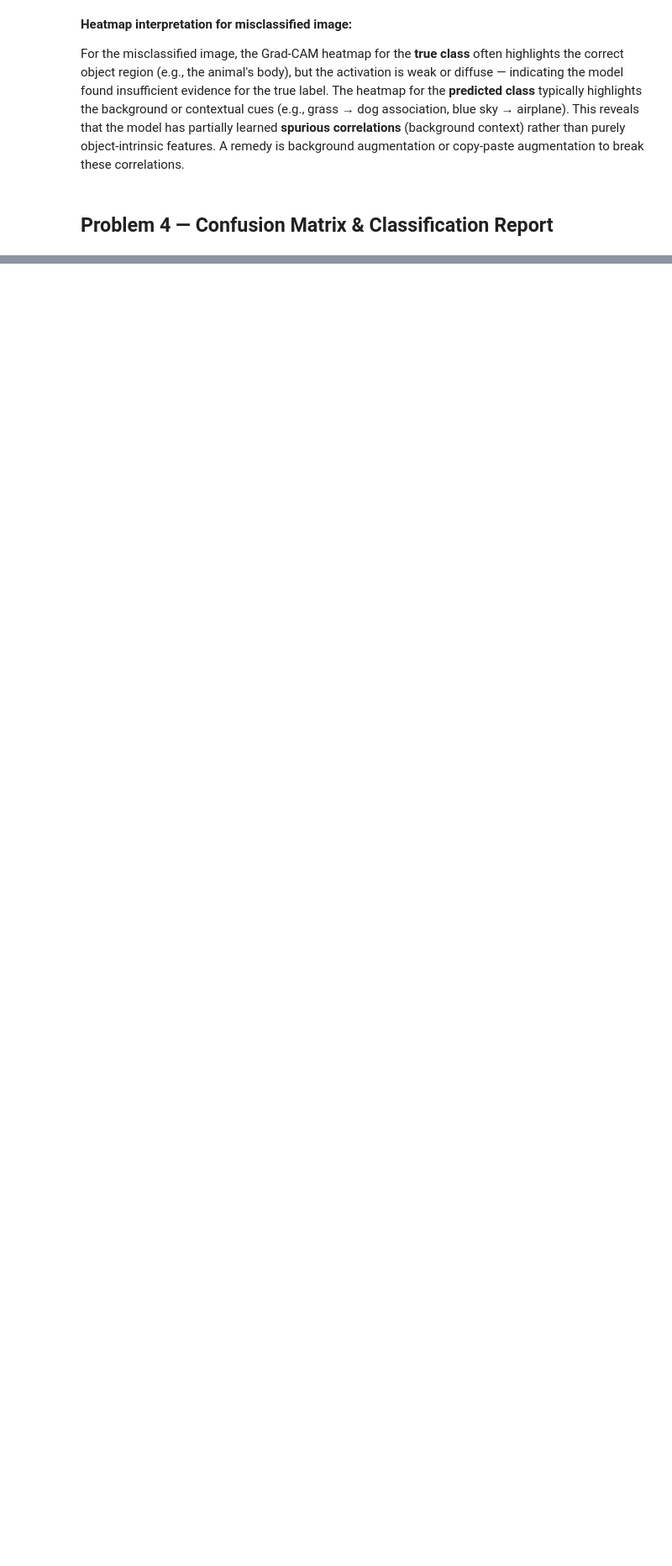
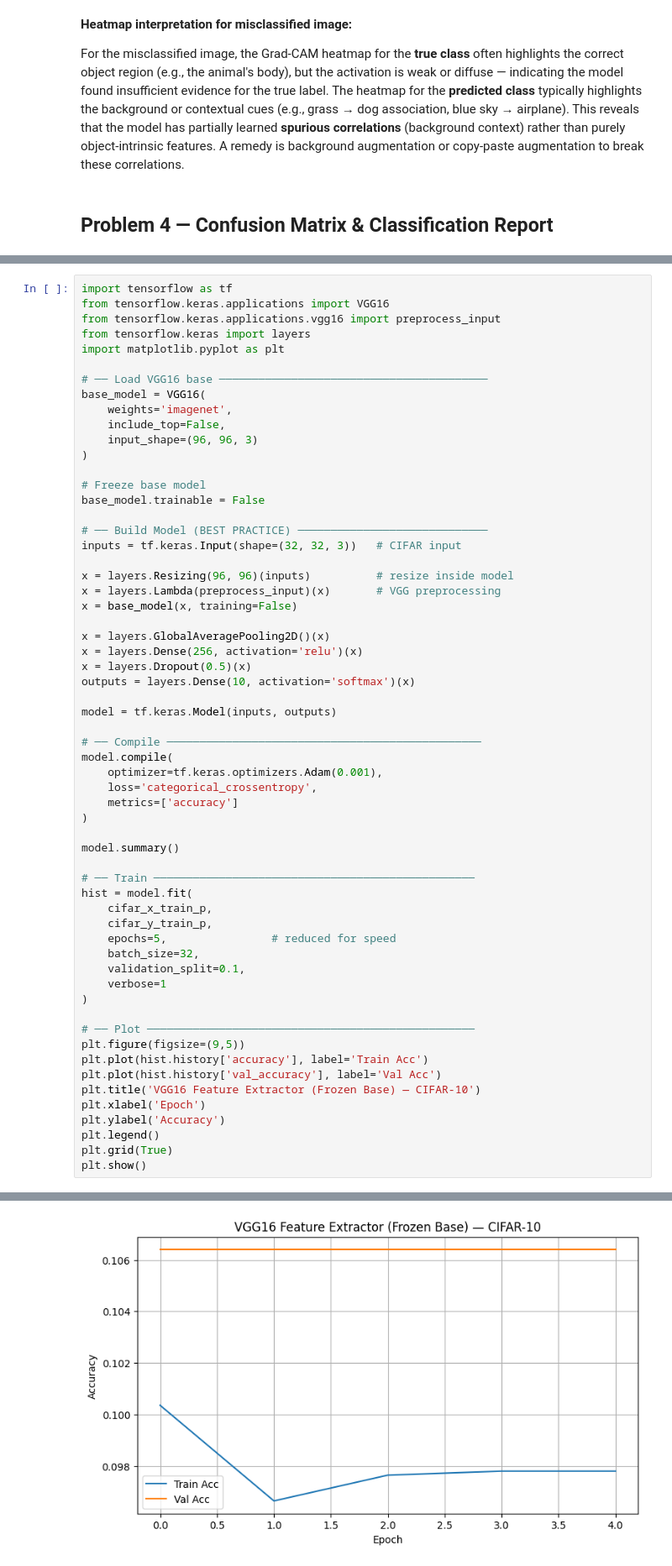
Before and after one commit to SaiAshish1234/CNN-Lab-RGIPT, a Jupyter notebook: 24IT3021_G_Sai_Ashish_CNN_Lab.ipynb, the cells around one changed output, grey strips where cells are left out. Shown at 84% size. Cells and saved outputs as stored; diff of their text form; blank space fills up the shorter version.

Commit message:
Task 5: Visualization and results interpretation

```diff
--- a/24IT3021_G_Sai_Ashish_CNN_Lab.ipynb
+++ b/24IT3021_G_Sai_Ashish_CNN_Lab.ipynb
@@ -1510,0 +1525,61 @@ Dead filters (all near-zero weights) are caused by the **dying ReLU** problem: i
+# %%
+import tensorflow as tf
+from tensorflow.keras.applications import VGG16
+from tensorflow.keras.applications.vgg16 import preprocess_input
+from tensorflow.keras import layers
+import matplotlib.pyplot as plt
+
+# ── Load VGG16 base ─────────────────────────────────────────
+base_model = VGG16(
+    weights='imagenet',
+    include_top=False,
+    input_shape=(96, 96, 3)
+)
+
+# Freeze base model
+base_model.trainable = False
+
+# ── Build Model (BEST PRACTICE) ─────────────────────────────
+inputs = tf.keras.Input(shape=(32, 32, 3))   # CIFAR input
+
+x = layers.Resizing(96, 96)(inputs)          # resize inside model
+x = layers.Lambda(preprocess_input)(x)       # VGG preprocessing
+x = base_model(x, training=False)
+
+x = layers.GlobalAveragePooling2D()(x)
+x = layers.Dense(256, activation='relu')(x)
+x = layers.Dropout(0.5)(x)
+outputs = layers.Dense(10, activation='softmax')(x)
+
+model = tf.keras.Model(inputs, outputs)
+
+# ── Compile ────────────────────────────────────────────────
+model.compile(
+    optimizer=tf.keras.optimizers.Adam(0.001),
+    loss='categorical_crossentropy',
+    metrics=['accuracy']
+)
+
+model.summary()
+
+# ── Train ─────────────────────────────────────────────────
+hist = model.fit(
+    cifar_x_train_p,
+    cifar_y_train_p,
+    epochs=5,                # reduced for speed
+    batch_size=32,
+    validation_split=0.1,
+    verbose=1
+)
+
+# ── Plot ──────────────────────────────────────────────────
+plt.figure(figsize=(9,5))
+plt.plot(hist.history['accuracy'], label='Train Acc')
+plt.plot(hist.history['val_accuracy'], label='Val Acc')
+plt.title('VGG16 Feature Extractor (Frozen Base) — CIFAR-10')
+plt.xlabel('Epoch')
+plt.ylabel('Accuracy')
+plt.legend()
+plt.grid(True)
+plt.show()
+# %% [output]
@@ -1510,0 +1620 @@ Dead filters (all near-zero weights) are caused by the **dying ReLU** problem: i
+[figure, added]
```
Also changed, not shown: parts of 22 cells of this notebook.
